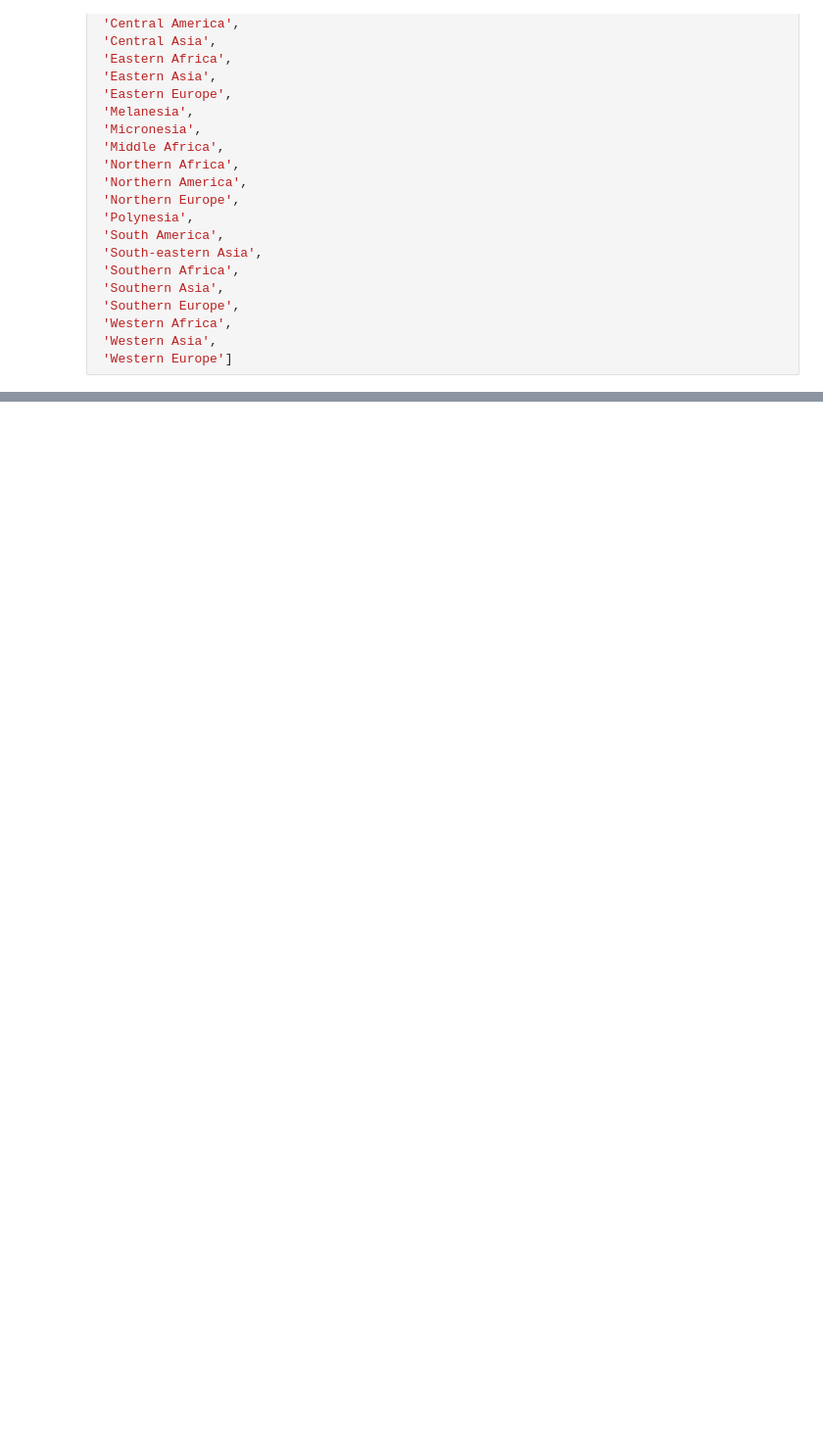
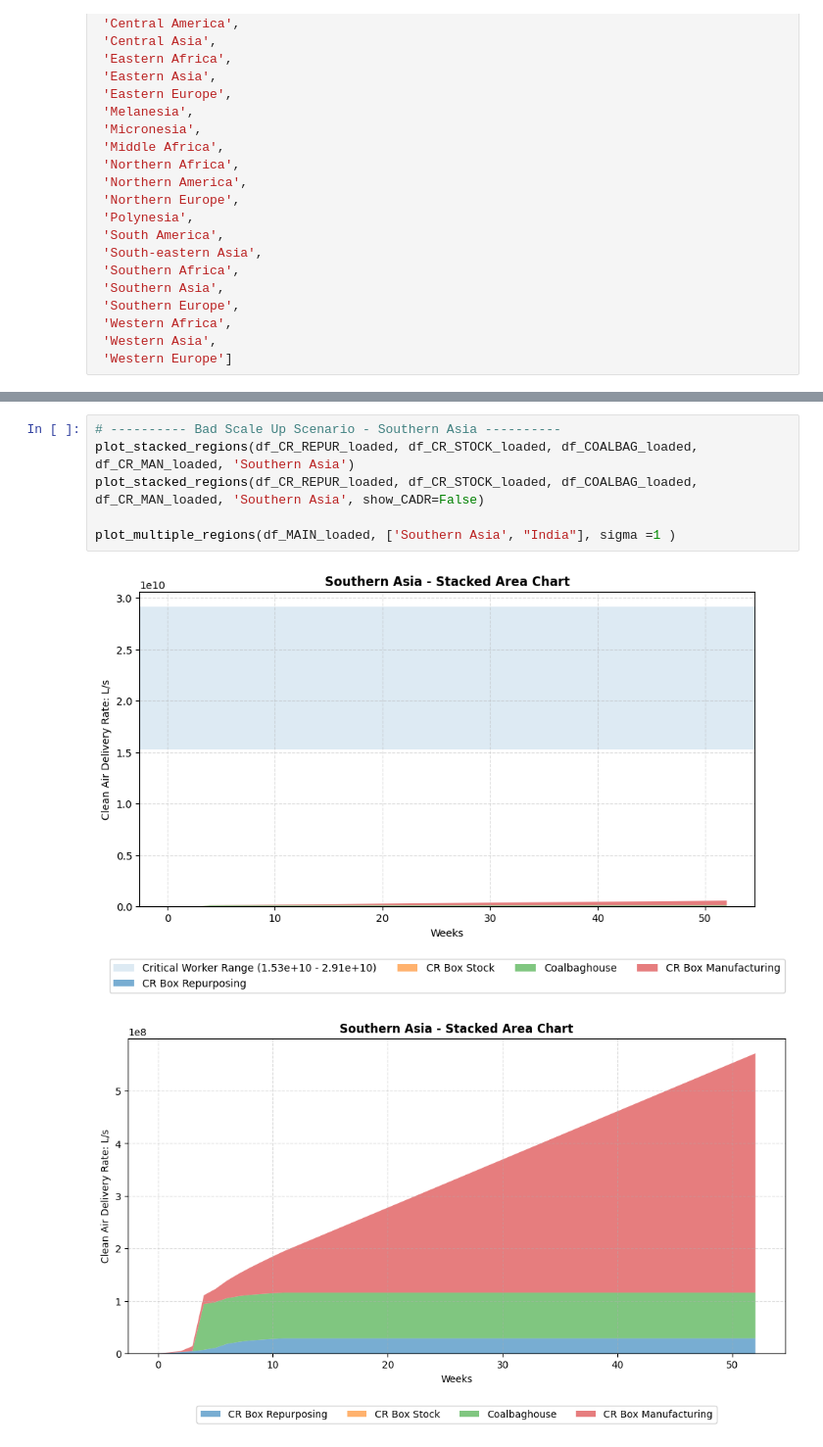
Before and after one commit to SPROOK/InRoomAirFilterScaleUp, a Jupyter notebook: scripts/Scale_Up_Visualiser.ipynb, the cells around one changed output, grey strips where cells are left out. Shown at 98% size. Cells and saved outputs as stored; diff of their text form; blank space fills up the shorter version.

```diff
--- a/scripts/Scale_Up_Visualiser.ipynb
+++ b/scripts/Scale_Up_Visualiser.ipynb
@@ -171,0 +224,9 @@ KeyError: 'Weeks'
+# %%
+# ---------- Bad Scale Up Scenario - Southern Asia ----------
+plot_stacked_regions(df_CR_REPUR_loaded, df_CR_STOCK_loaded, df_COALBAG_loaded, df_CR_MAN_loaded, 'Southern Asia')
+plot_stacked_regions(df_CR_REPUR_loaded, df_CR_STOCK_loaded, df_COALBAG_loaded, df_CR_MAN_loaded, 'Southern Asia', show_CADR=False)
+
+plot_multiple_regions(df_MAIN_loaded, ['Southern Asia', "India"], sigma =1 )
+# %% [output]
+[figure, added]
+[figure, added]
```
Also changed, not shown: parts of 7 cells of this notebook, 11 other files.
